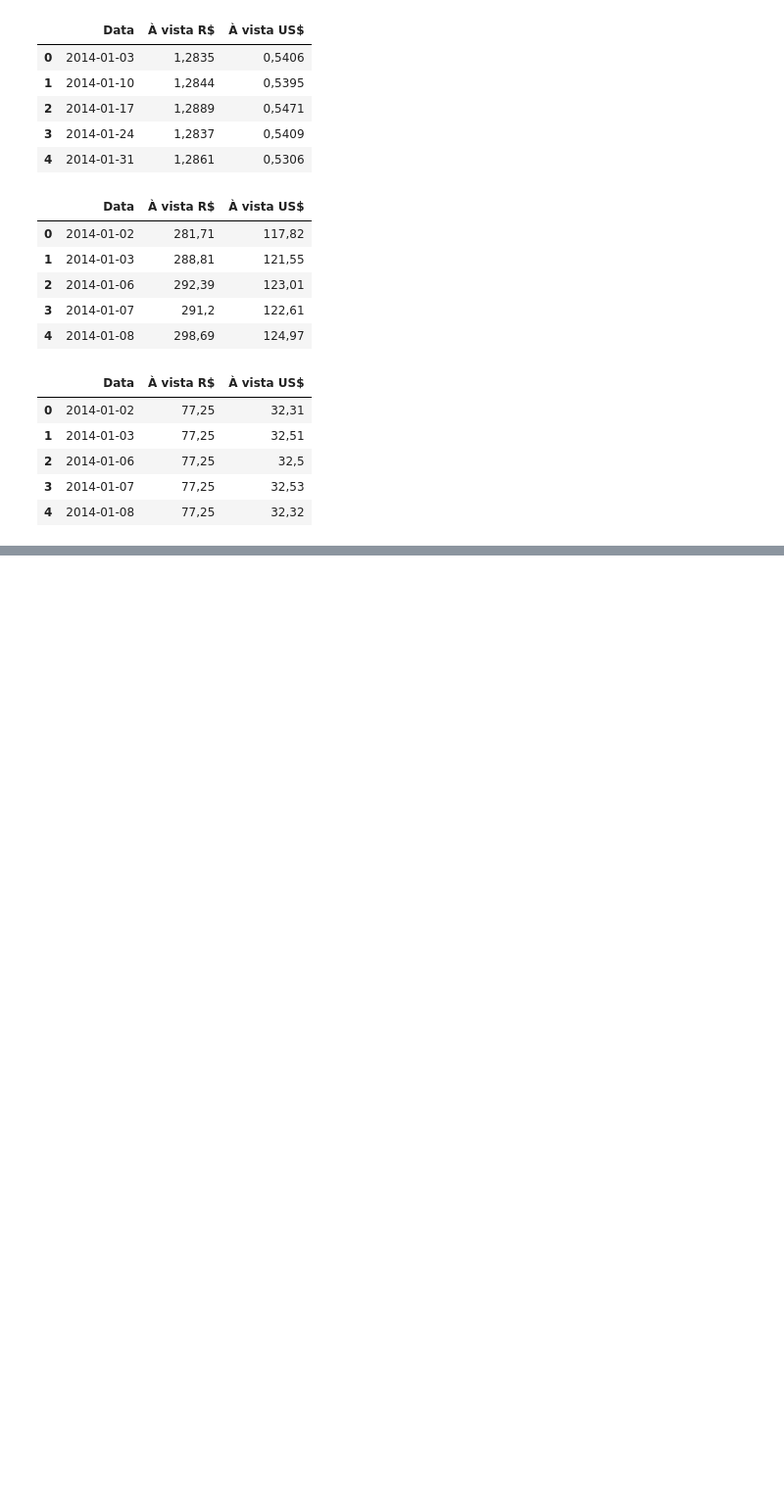
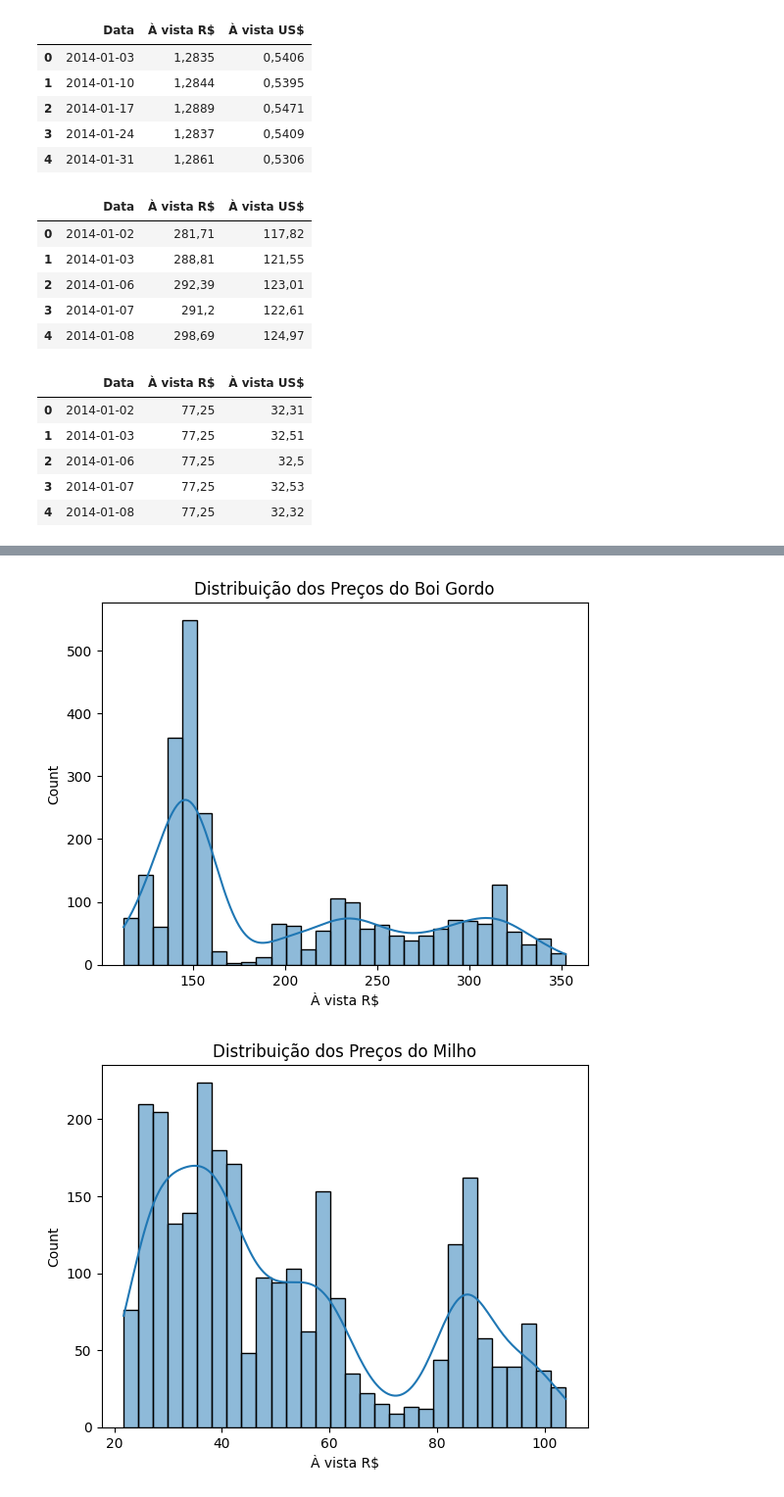
Before and after one commit to Miguelmorassuti/Projeto-final-Big-Data-Analytics, a Jupyter notebook: Projeto_final.ipynb, the cells around one changed output, grey strips where cells are left out. Shown at 98% size. Cells and saved outputs as stored; diff of their text form; code cells hidden in the pictures; blank space fills up the shorter version.

```diff
--- a/Projeto_final.ipynb
+++ b/Projeto_final.ipynb
@@ -83,3 +83,10 @@ soja_df.head()
 | 2 | 2014-01-06 | 77,25 | 32,5 |
 | 3 | 2014-01-07 | 77,25 | 32,53 |
 | 4 | 2014-01-08 | 77,25 | 32,32 |
+# %%
+# Extraindo variação do dolar mensal 01/2014 - 09/2024
+dolar_df = pd.read_csv('variacao_dolar_mensal.csv')
+
+dolar_df['Data'] = pd.to_datetime(dolar_df['Data'], dayfirst=True)
+
+dolar_df.head()
@@ -85,0 +295,23 @@ soja_df.head()
+# %%
+sns.histplot(boi_gordo_df['À vista R$'], kde=True, bins=30)
+plt.title("Distribuição dos Preços do Boi Gordo")
+plt.show()
+
+sns.histplot(milho_df['À vista R$'], kde=True, bins=30)
+plt.title("Distribuição dos Preços do Milho")
+plt.show()
+
+sns.histplot(etanol_hidratado_df['À vista R$'], kde=True, bins=30)
+plt.title("Distribuição dos Preços do Etanol Hidratado")
+plt.show()
+
+sns.histplot(soja_df['À vista R$'], kde=True, bins=30)
+plt.title("Distribuição dos Preços da Soja")
+plt.show()
+
+sns.histplot(cafe_arabica_df['À vista R$'], kde=True, bins=30)
+plt.title("Distribuição dos Preços do Café Arábica")
+plt.show()
+# %% [output]
+[figure, added]
+[figure, added]
```
Also changed, not shown: parts of 21 cells of this notebook.
